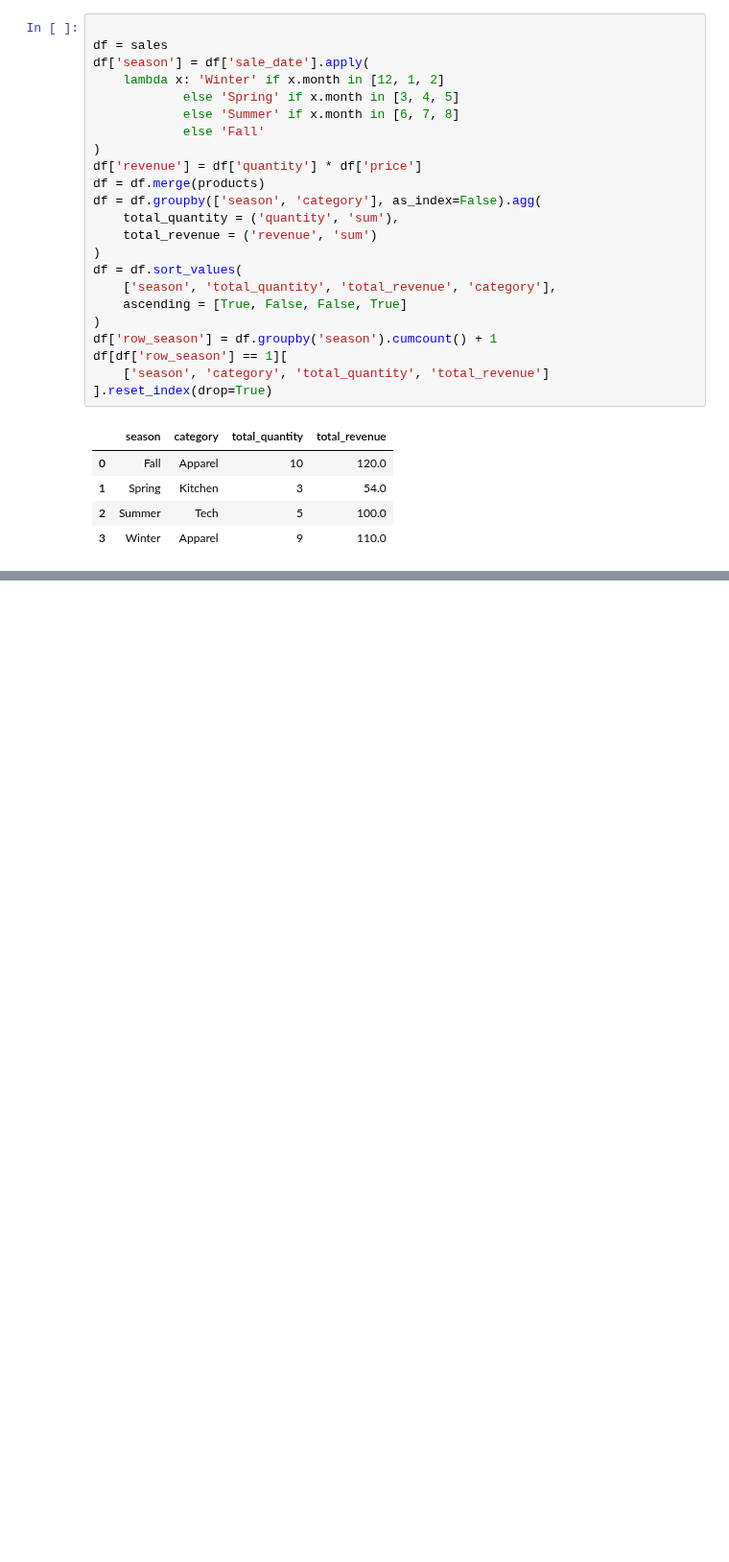
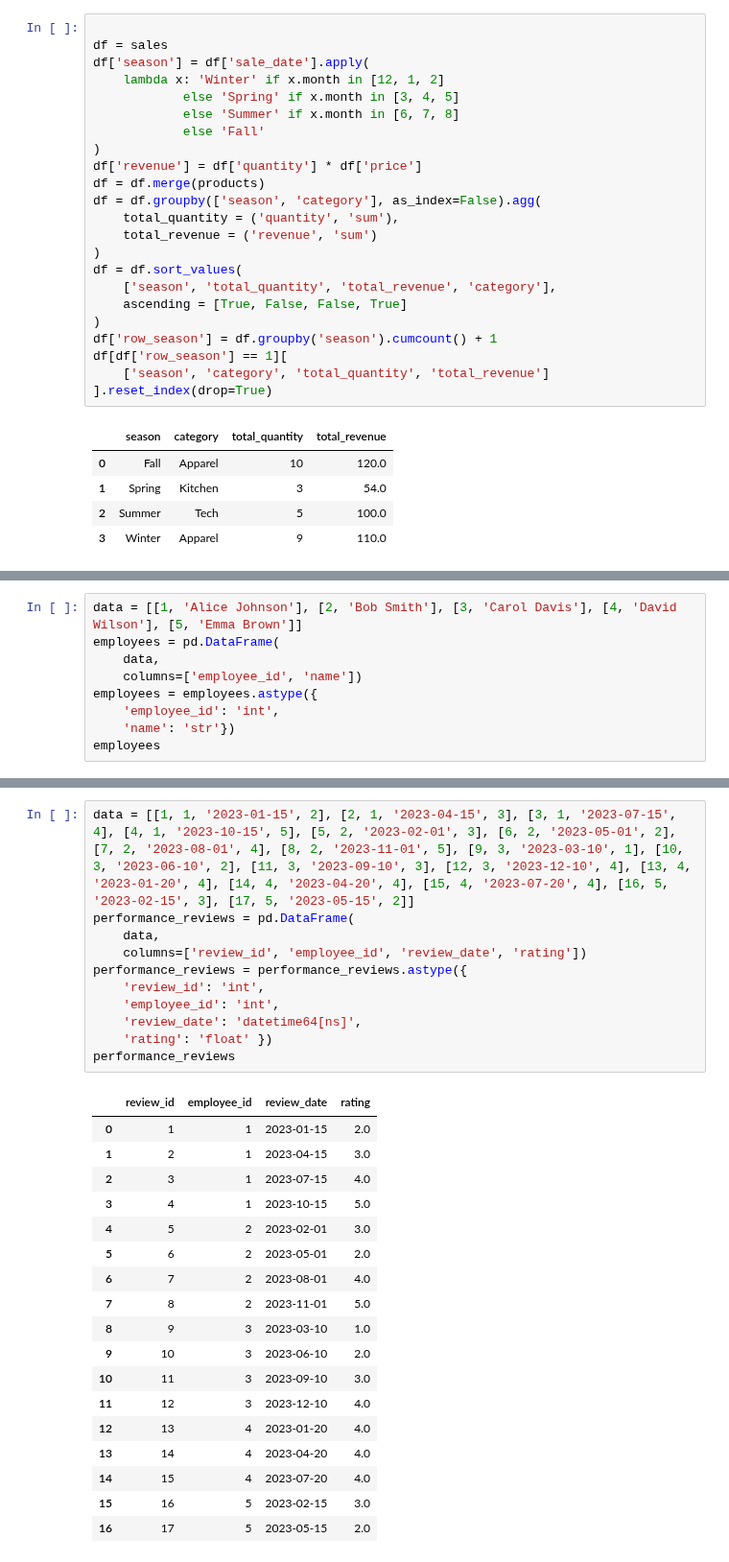
Before and after one commit to Praldmur/Tasks, a Jupyter notebook: LeetCode_Med.ipynb, the cells around one changed output, grey strips where cells are left out. Shown at 96% size. Cells and saved outputs as stored; diff of their text form; blank space fills up the shorter version.

```diff
--- a/LeetCode_Med.ipynb
+++ b/LeetCode_Med.ipynb
@@ -1702,0 +1710,9 @@ df[df['row_season'] == 1][
+# %%
+data = [[1, 'Alice Johnson'], [2, 'Bob Smith'], [3, 'Carol Davis'], [4, 'David Wilson'], [5, 'Emma Brown']]
+employees = pd.DataFrame(
+    data,
+    columns=['employee_id', 'name'])
+employees = employees.astype({
+    'employee_id': 'int',
+    'name': 'str'})
+employees
@@ -1702,0 +1726,30 @@ df[df['row_season'] == 1][
+# %%
+data = [[1, 1, '2023-01-15', 2], [2, 1, '2023-04-15', 3], [3, 1, '2023-07-15', 4], [4, 1, '2023-10-15', 5], [5, 2, '2023-02-01', 3], [6, 2, '2023-05-01', 2], [7, 2, '2023-08-01', 4], [8, 2, '2023-11-01', 5], [9, 3, '2023-03-10', 1], [10, 3, '2023-06-10', 2], [11, 3, '2023-09-10', 3], [12, 3, '2023-12-10', 4], [13, 4, '2023-01-20', 4], [14, 4, '2023-04-20', 4], [15, 4, '2023-07-20', 4], [16, 5, '2023-02-15', 3], [17, 5, '2023-05-15', 2]]
+performance_reviews = pd.DataFrame(
+    data,
+    columns=['review_id', 'employee_id', 'review_date', 'rating'])
+performance_reviews = performance_reviews.astype({
+    'review_id': 'int',
+    'employee_id': 'int',
+    'review_date': 'datetime64[ns]',
+    'rating': 'float' })
+performance_reviews
+# %% [output]
+|  | review_id | employee_id | review_date | rating |
+| 0 | 1 | 1 | 2023-01-15 | 2.0 |
+| 1 | 2 | 1 | 2023-04-15 | 3.0 |
+| 2 | 3 | 1 | 2023-07-15 | 4.0 |
+| 3 | 4 | 1 | 2023-10-15 | 5.0 |
+| 4 | 5 | 2 | 2023-02-01 | 3.0 |
+| 5 | 6 | 2 | 2023-05-01 | 2.0 |
+| 6 | 7 | 2 | 2023-08-01 | 4.0 |
+| 7 | 8 | 2 | 2023-11-01 | 5.0 |
+| 8 | 9 | 3 | 2023-03-10 | 1.0 |
+| 9 | 10 | 3 | 2023-06-10 | 2.0 |
+| 10 | 11 | 3 | 2023-09-10 | 3.0 |
+| 11 | 12 | 3 | 2023-12-10 | 4.0 |
+| 12 | 13 | 4 | 2023-01-20 | 4.0 |
+| 13 | 14 | 4 | 2023-04-20 | 4.0 |
+| 14 | 15 | 4 | 2023-07-20 | 4.0 |
+| 15 | 16 | 5 | 2023-02-15 | 3.0 |
+| 16 | 17 | 5 | 2023-05-15 | 2.0 |
```
Also changed, not shown: parts of 4 cells of this notebook.
